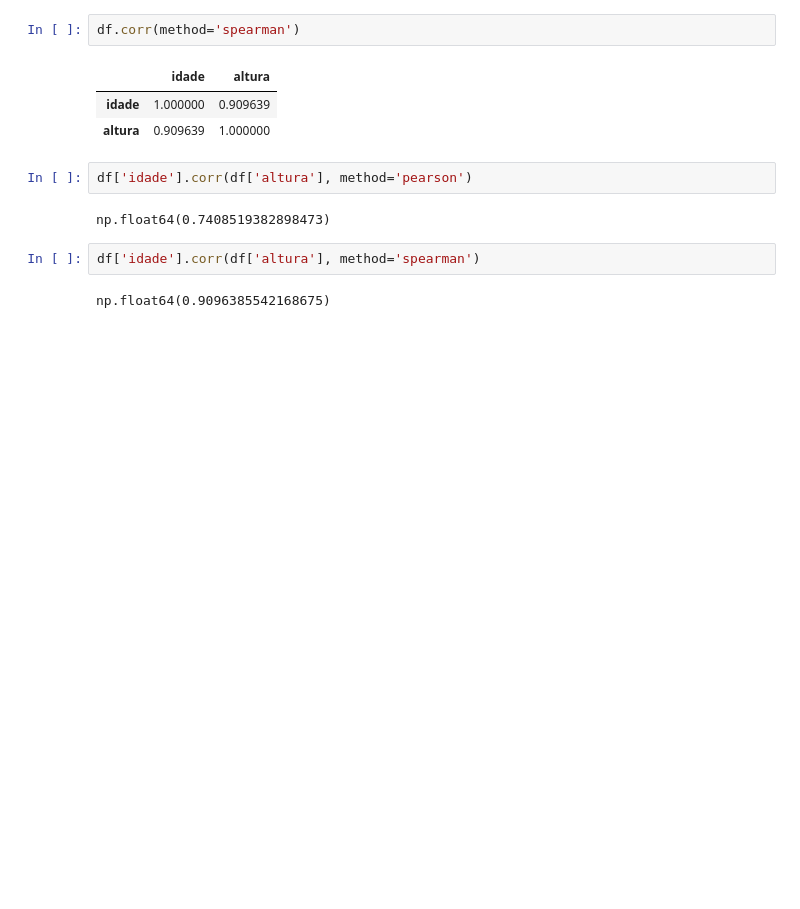
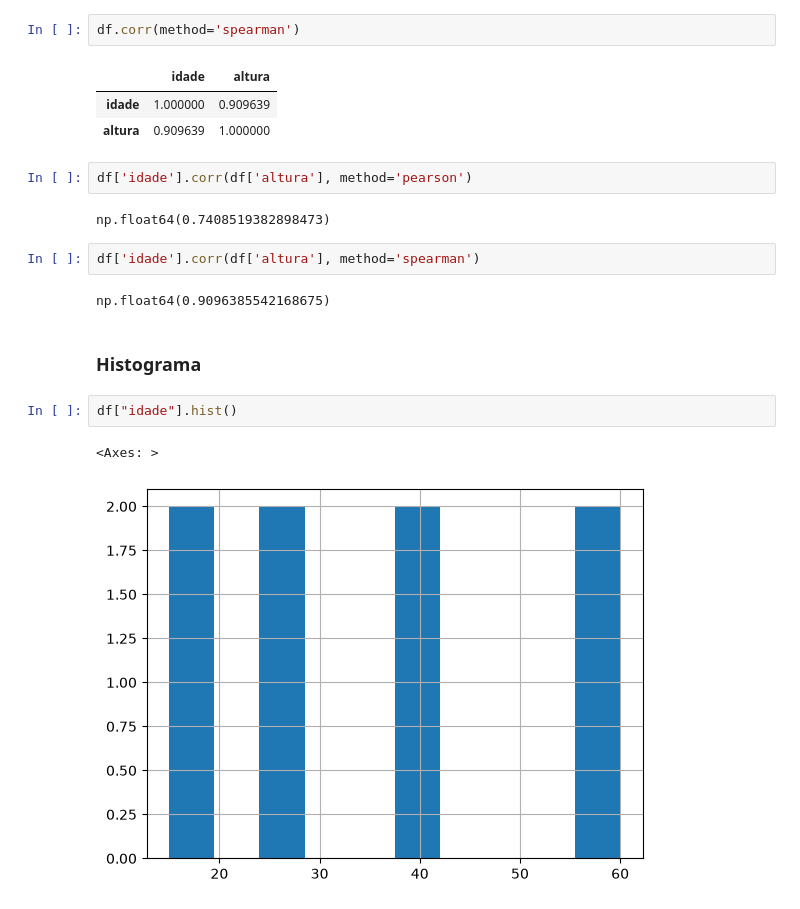
Before and after one commit to lucasmarques07/data-analyst-course, a Jupyter notebook: 7-estatistica/estatistica.ipynb, the cells around one changed output. Drawn from its saved outputs; the diff is of its cells as text; blank space fills up the shorter version.

```diff
--- a/7-estatistica/estatistica.ipynb
+++ b/7-estatistica/estatistica.ipynb
@@ -156,3 +156,10 @@ np.float64(0.7408519382898473)
 df['idade'].corr(df['altura'], method='spearman')
 # %% [output]
 np.float64(0.9096385542168675)
+# %% [markdown]
+### Histograma
+# %%
+df["idade"].hist()
+# %% [output]
+<Axes: >
+[figure, added]
```
Also changed, not shown: parts of 13 cells of this notebook.
